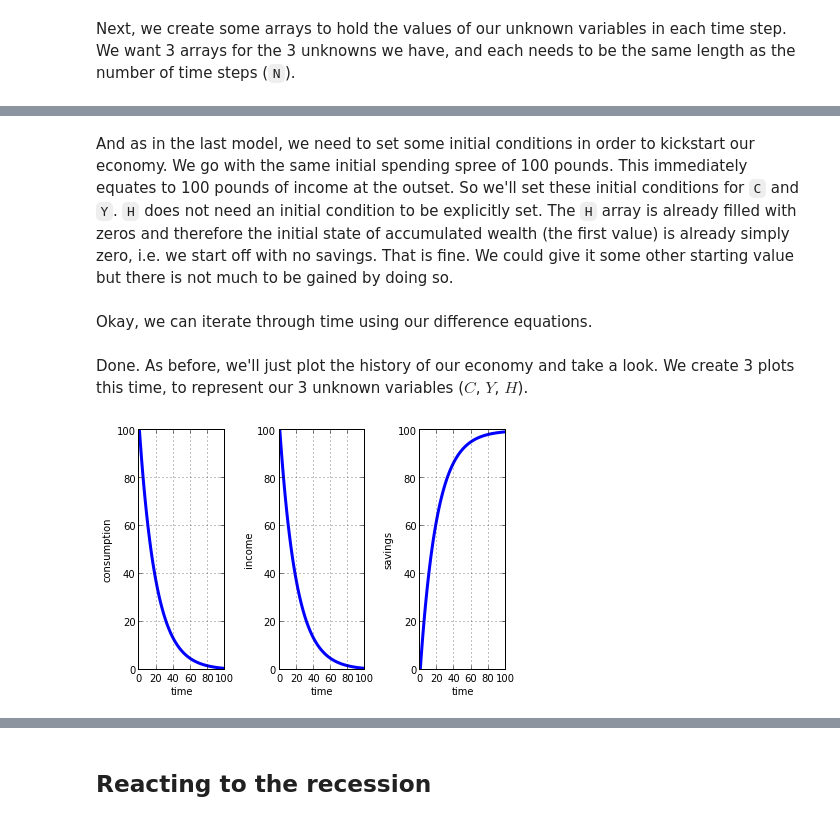
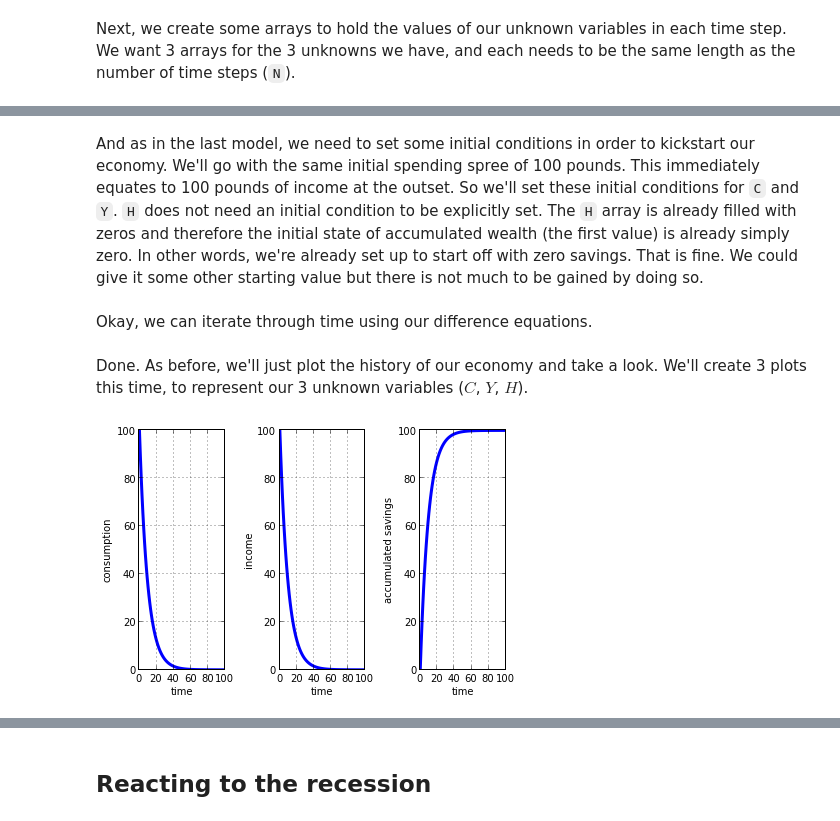
Before and after one commit to spatchcock/monetary_economics_python, a Jupyter notebook: the_paradox_of_thrift.ipynb, the cells around one changed output, grey strips where cells are left out. Drawn from its saved outputs; the diff is of its cells as text; code cells hidden in the pictures.

```diff
--- a/the_paradox_of_thrift.ipynb
+++ b/the_paradox_of_thrift.ipynb
@@ -57,7 +62,7 @@ This model has a parameter, $\alpha$, which describes the *propensity to consume
 # %%
-alpha = 0.95
+alpha = 0.90
 # %% [markdown]
-And as in the last model, we need to set some initial conditions in order to kickstart our economy. We go with the same initial spending spree of 100 pounds. This immediately equates to 100 pounds of income at the outset. So we'll set these initial conditions for <code>C</code> and <code>Y</code>. <code>H</code> does not need an initial condition to be explicitly set. The <code>H</code> array is already filled with zeros and therefore the initial state of accumulated wealth (the first value) is already simply zero, i.e. we start off with no savings. That is fine. We could give it some other starting value but there is not much to be gained by doing so.
+And as in the last model, we need to set some initial conditions in order to kickstart our economy. We'll go with the same initial spending spree of 100 pounds. This immediately equates to 100 pounds of income at the outset. So we'll set these initial conditions for <code>C</code> and <code>Y</code>. <code>H</code> does not need an initial condition to be explicitly set. The <code>H</code> array is already filled with zeros and therefore the initial state of accumulated wealth (the first value) is already simply zero. In other words, we're already set up to start off with zero savings. That is fine. We could give it some other starting value but there is not much to be gained by doing so.
 # %%
 C[0] = 100
 Y[0] = 100
@@ -71,5 +76,5 @@ for t in range(1, N):
 # %% [markdown]
-Done. As before, we'll just plot the history of our economy and take a look. We create 3 plots this time, to represent our 3 unknown variables ($C$, $Y$, $H$).
+Done. As before, we'll just plot the history of our economy and take a look. We'll create 3 plots this time, to represent our 3 unknown variables ($C$, $Y$, $H$).
 # %%
 # create a figure
 fig = plt.figure()
@@ -85,33 +90,33 @@ consumption_plot.set_ylim([0, np.max(C)])
 # label axes
 plt.xlabel('time')
 plt.ylabel('consumption')
 
 # create a second subplot for income
 income_plot = fig.add_subplot(132)
 # plot income (Y) versus time step (N)
 income_plot.plot(range(N), Y, lw=3)
 # add gridlines
 income_plot.grid()
 # ensure a zero origin for the y axis
 income_plot.set_ylim([0, np.max(Y)])
 # label axes
 plt.xlabel('time')
 plt.ylabel('income')
 
 # create a third subplot for private wealth
 savings_plot = fig.add_subplot(133)
 # plot savings (H) versus time step (N)
 savings_plot.plot(range(N), H, lw=3)
 # add gridlines
 savings_plot.grid()
 # ensure a zero origin for the y axis
 savings_plot.set_ylim([0, 100])
 # label axes
 plt.xlabel('time')
-plt.ylabel('savings')
+plt.ylabel('accumulated savings')
 
 # space subplots neatly
 plt.tight_layout()
 # %% [output]
-[figure, old version]
+[figure, new version]
 # %% [markdown]
```
Also changed, not shown: parts of 35 cells of this notebook, 4 other files.
